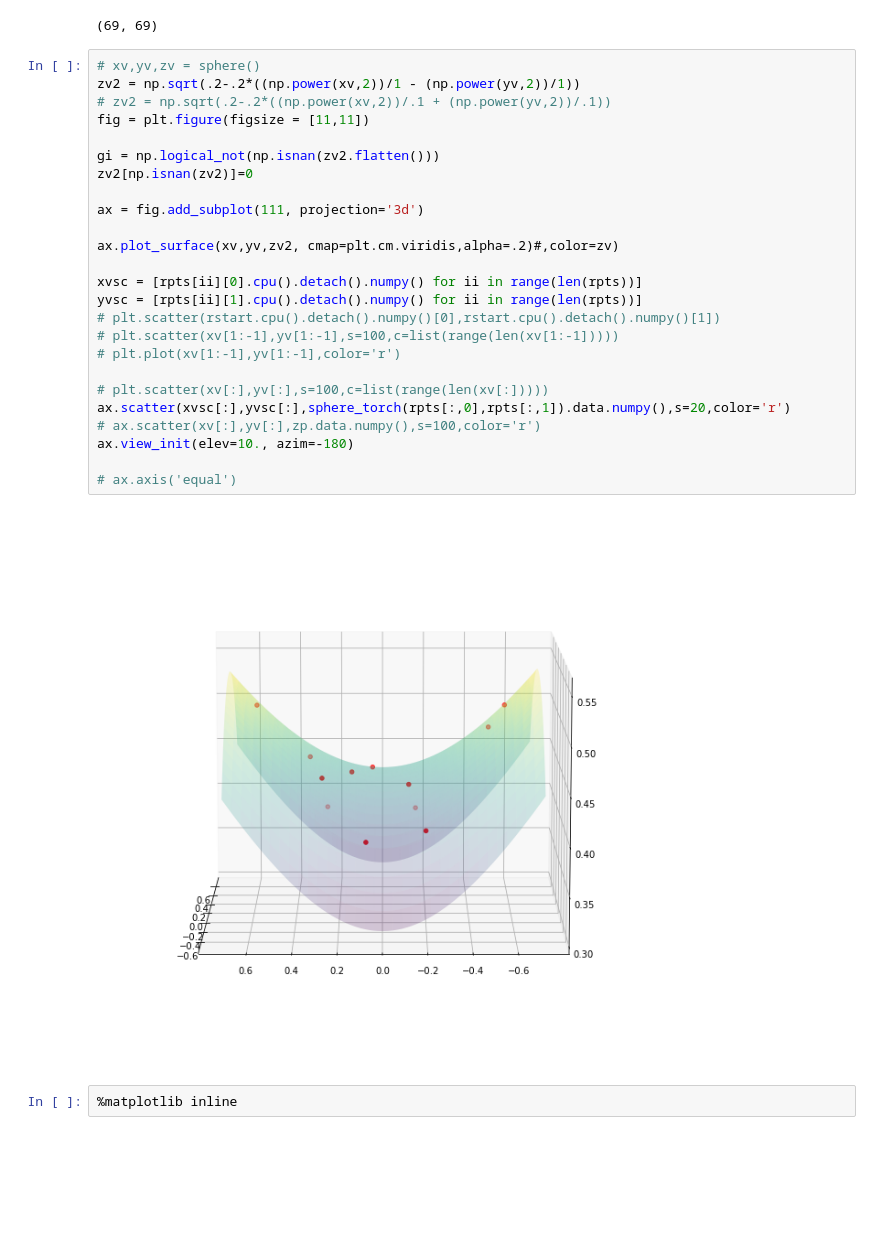
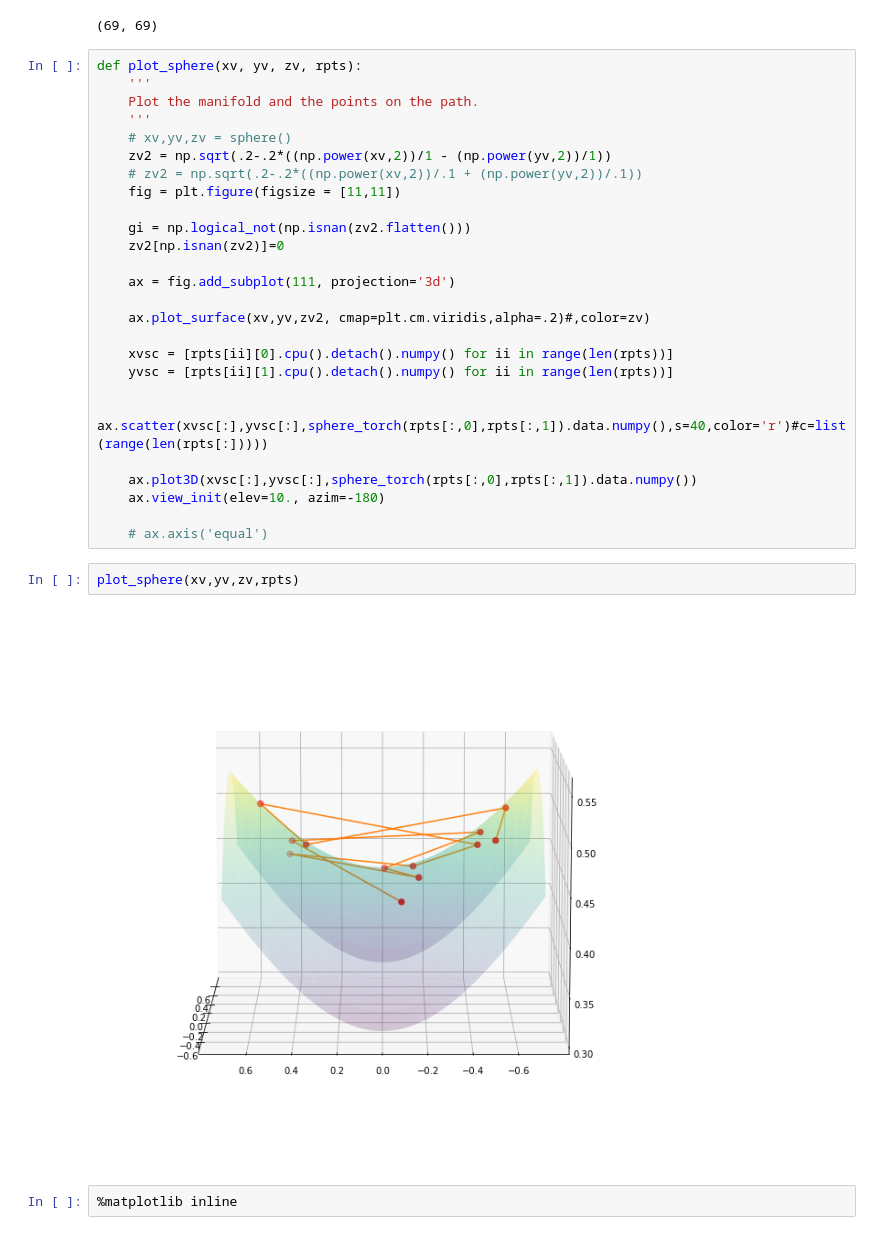
Before and after one commit to jamesgolden1/bias_free_denoising, a Jupyter notebook: curvature/hyperboloid_geodesic.ipynb, the cells around one changed output. Cells and saved outputs as stored; diff of their text form; blank space fills up the shorter version.

```diff
--- a/curvature/hyperboloid_geodesic.ipynb
+++ b/curvature/hyperboloid_geodesic.ipynb
@@ -136,32 +147,35 @@ np.shape(xv)
 # %% [output]
 (69, 69)
 # %%
-# xv,yv,zv = sphere()
-zv2 = np.sqrt(.2-.2*((np.power(xv,2))/1 - (np.power(yv,2))/1))
-# zv2 = np.sqrt(.2-.2*((np.power(xv,2))/.1 + (np.power(yv,2))/.1))
-fig = plt.figure(figsize = [11,11])
+def plot_sphere(xv, yv, zv, rpts):
+    '''
+    Plot the manifold and the points on the path.
+    '''
+    # xv,yv,zv = sphere()
+    zv2 = np.sqrt(.2-.2*((np.power(xv,2))/1 - (np.power(yv,2))/1))
+    # zv2 = np.sqrt(.2-.2*((np.power(xv,2))/.1 + (np.power(yv,2))/.1))
+    fig = plt.figure(figsize = [11,11])
 
-gi = np.logical_not(np.isnan(zv2.flatten()))
-zv2[np.isnan(zv2)]=0
+    gi = np.logical_not(np.isnan(zv2.flatten()))
+    zv2[np.isnan(zv2)]=0
 
-ax = fig.add_subplot(111, projection='3d')
+    ax = fig.add_subplot(111, projection='3d')
 
-ax.plot_surface(xv,yv,zv2, cmap=plt.cm.viridis,alpha=.2)#,color=zv)
+    ax.plot_surface(xv,yv,zv2, cmap=plt.cm.viridis,alpha=.2)#,color=zv)
 
-xvsc = [rpts[ii][0].cpu().detach().numpy() for ii in range(len(rpts))]
-yvsc = [rpts[ii][1].cpu().detach().numpy() for ii in range(len(rpts))]
-# plt.scatter(rstart.cpu().detach().numpy()[0],rstart.cpu().detach().numpy()[1])
-# plt.scatter(xv[1:-1],yv[1:-1],s=100,c=list(range(len(xv[1:-1]))))
-# plt.plot(xv[1:-1],yv[1:-1],color='r')
+    xvsc = [rpts[ii][0].cpu().detach().numpy() for ii in range(len(rpts))]
+    yvsc = [rpts[ii][1].cpu().detach().numpy() for ii in range(len(rpts))]
 
-# plt.scatter(xv[:],yv[:],s=100,c=list(range(len(xv[:]))))
-ax.scatter(xvsc[:],yvsc[:],sphere_torch(rpts[:,0],rpts[:,1]).data.numpy(),s=20,color='r')
-# ax.scatter(xv[:],yv[:],zp.data.numpy(),s=100,color='r')
-ax.view_init(elev=10., azim=-180)
+    ax.scatter(xvsc[:],yvsc[:],sphere_torch(rpts[:,0],rpts[:,1]).data.numpy(),s=40,color='r')#c=list(range(len(rpts[:]))))
 
-# ax.axis('equal')
+    ax.plot3D(xvsc[:],yvsc[:],sphere_torch(rpts[:,0],rpts[:,1]).data.numpy())
+    ax.view_init(elev=10., azim=-180)
+
+    # ax.axis('equal')
-# %% [output]
-[figure, removed]
+# %%
+plot_sphere(xv,yv,zv,rpts)
+# %% [output]
+[figure, added]
 # %%
 %matplotlib inline
 # %%
```
Also changed, not shown: parts of 25 cells of this notebook.
